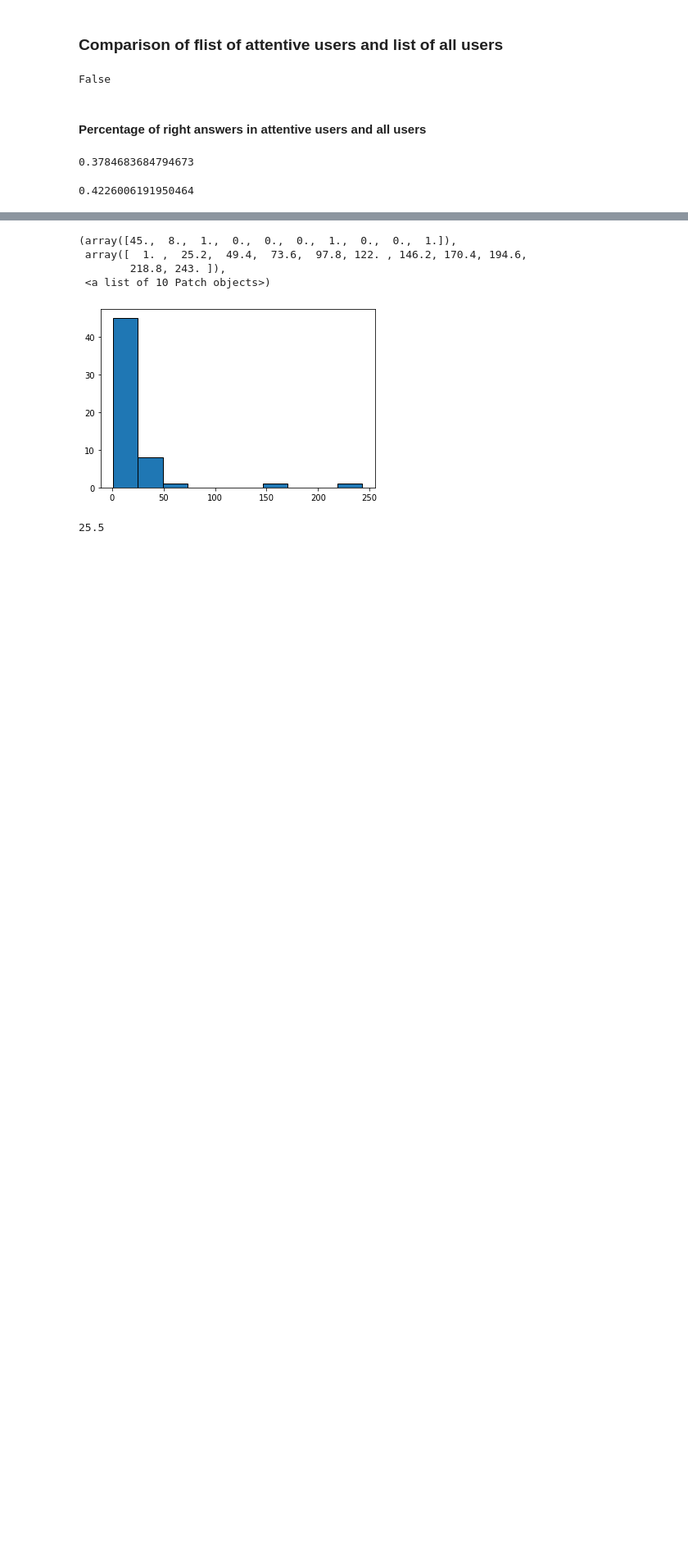
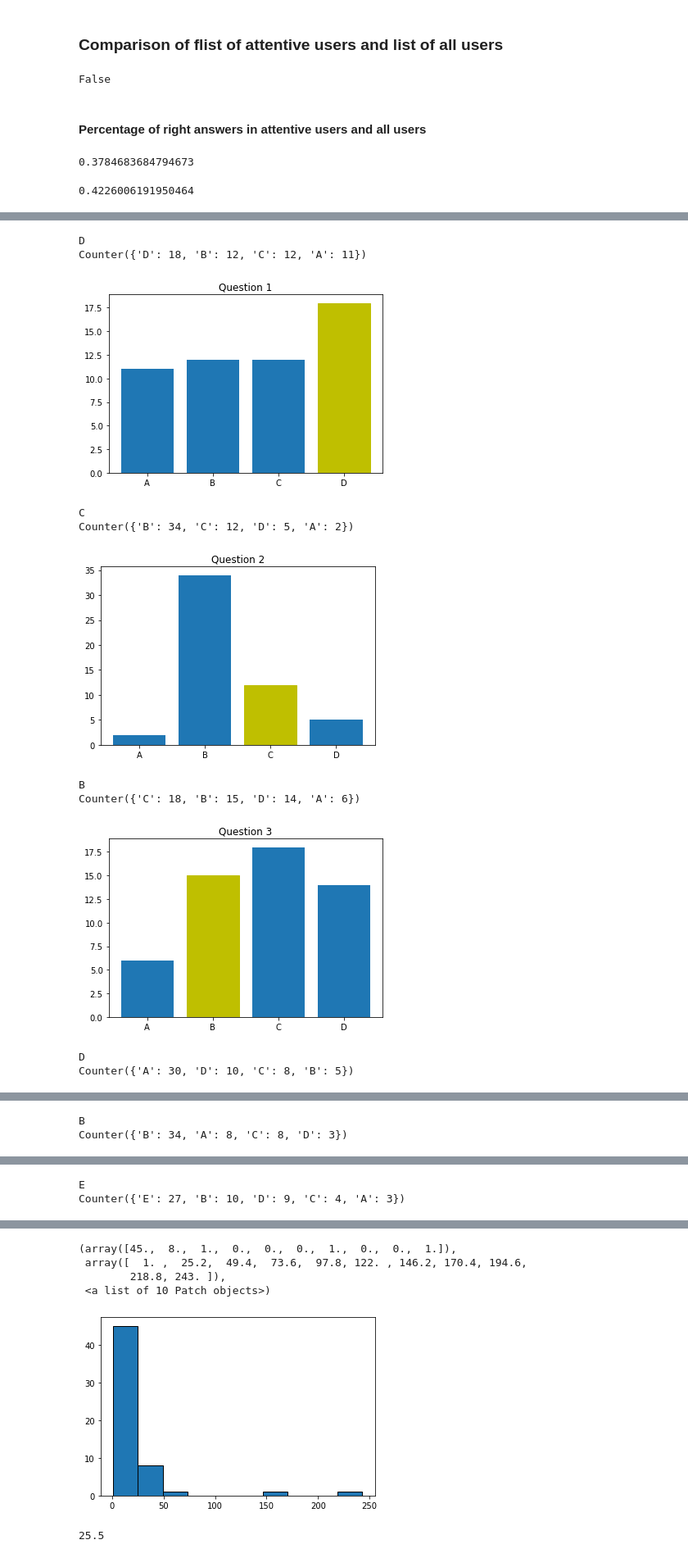
Before and after one commit to ToreGore/HASE, a Jupyter notebook: Analyzer.ipynb, the cells around one changed output, grey strips where cells are left out. Shown at 82% size. Saved outputs shown, nothing was run; the diff lists cells and outputs as text; code cells hidden in the pictures; blank space fills up the shorter version.

```diff
--- a/Analyzer.ipynb
+++ b/Analyzer.ipynb
@@ -31,3 +41,21 @@ def freqsNrates(userseries):
+# %%
+def frequencies_plot(question_num, answers_freqs, path):
+    correct = UserBuilder.correct_answers[question_num + 1]
+    w = c.Counter(answers_freqs[question_num])
+    plt.title("Question {}".format(question_num + 1))
+    barlist = plt.bar(w.keys(), w.values())
+    ## Calculate
+    if question_num+1 != 17:
+        print([x for x in ans_dict.keys()][ans_dict[correct]])
+        print(answers_freqs[question_num])
+        if ([x for x in ans_dict.keys()][ans_dict[correct]] in answers_freqs[question_num]):
+            try:
+                barlist[ans_dict[correct]].set_color("y")
+            except:
+                pass
+    title = "Question " + str(question_num + 1) + ".png"
+    plt.savefig(fname=path + title)
+    plt.show()
 # %% [markdown]
 ### Json dataset opening
 Also checking the length of the survey elements
@@ -142,0 +116,15 @@ px.histogram(builder.answers_freqs(1), labels={
+# %%
+for i in range(17):
+    frequencies_plot(i, all_freqs, path=graphs_path+"all_freqs/")
+# %% [output]
+D
+Counter({'D': 18, 'B': 12, 'C': 12, 'A': 11})
+[figure, added]
+C
+Counter({'B': 34, 'C': 12, 'D': 5, 'A': 2})
+[figure, added]
+B
+Counter({'C': 18, 'B': 15, 'D': 14, 'A': 6})
+[figure, added]
+D
+Counter({'A': 30, 'D': 10, 'C': 8, 'B': 5})
@@ -142,0 +132,2 @@ px.histogram(builder.answers_freqs(1), labels={
+B
+Counter({'B': 34, 'A': 8, 'C': 8, 'D': 3})
@@ -142,0 +135,2 @@ px.histogram(builder.answers_freqs(1), labels={
+E
+Counter({'E': 27, 'B': 10, 'D': 9, 'C': 4, 'A': 3})
```
Also changed, not shown: parts of 9 cells of this notebook, 34 other files.
